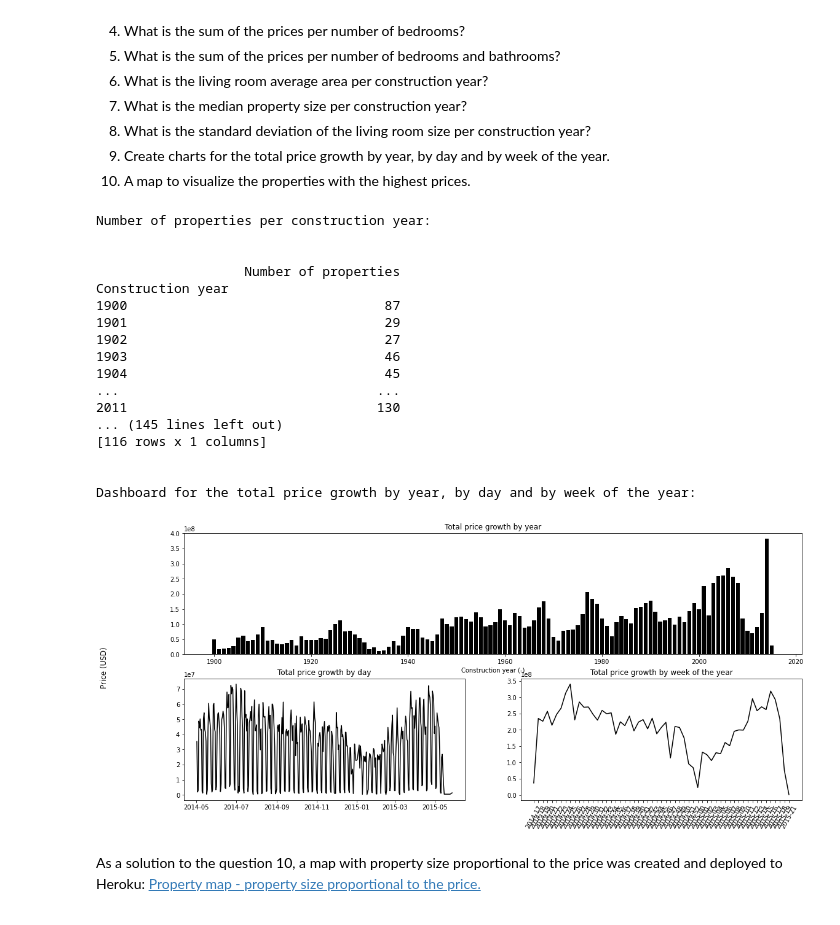
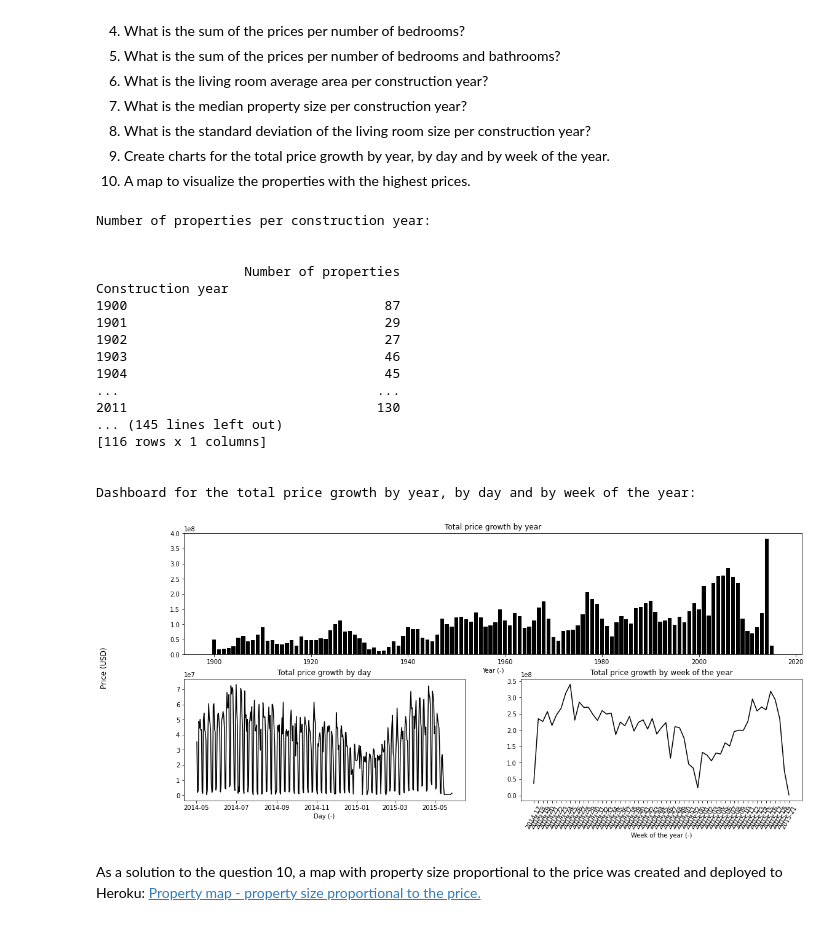
Before and after one commit to lucasquemelli/House_Rocket, a Jupyter notebook: house_rocket_insight.ipynb, the cells around one changed output. Saved outputs shown, nothing was run; the diff lists cells and outputs as text; code cells hidden in the pictures.

```diff
--- a/house_rocket_insight.ipynb
+++ b/house_rocket_insight.ipynb
@@ -1105,28 +1105,22 @@ def question_nine(data):
     df4 = data.copy()
     df4['yr_built'] = pd.to_datetime(df4['yr_built']).dt.year
     price_year = df4[['price','yr_built']].groupby('yr_built').sum().reset_index()
-
     ax1.bar(price_year['yr_built'],price_year['price'],color='black')
-    ax1.set_xlabel("Construction year (-)")
-    #ax1.ylabel.set_text("Price (USD)")
-    ax1.title.set_text("Total price growth by year")
+    ax1.set_xlabel("Year (-)")
+    ax1.set_title("Total price growth by year")
 
     price_day = data[['price','date']].groupby('date').sum().reset_index()
-
     ax2.plot(price_day['date'],price_day['price'],color='black')
-    #ax2.xlabel.set_text("Day (-)")
-    #ax2.ylabel.set_text("Price (USD)")
-    ax2.title.set_text("Total price growth by day")
+    ax2.set_xlabel("Day (-)")
+    ax2.set_title("Total price growth by day")
 
     df5 = data.copy()
     df5['date'] = pd.to_datetime(df5['date']).dt.strftime('%Y-%U')
     price_week = df5[['price','date']].groupby('date').sum().reset_index()
-
     ax3.plot(price_week['date'],price_week['price'],color='black')
-    #ax3.xlabel.set_text("Week of the year (-)")
-    #ax3.ylabel.set_text("Price (USD)")
+    ax3.set_xlabel("Week of the year (-)")
     fig.supylabel("Price (USD)")
-    ax3.title.set_text("Total price growth by week of the year")
+    ax3.set_title("Total price growth by week of the year")
     plt.xticks(rotation=60);
 
     return df4, price_day, df5
@@ -1141,34 +1135,34 @@ if __name__ == '__main__':
 
     sum_price_bed = question_four(data)
 
     bed_bath = question_five(data)
 
     mean_liv = question_six(dataset)
 
     median_liv = question_seven(dataset)
 
     std_liv = question_eight(dataset)
 
     df4, price_day, df5 = question_nine(data)
 # %% [output]
 Number of properties per construction year:
 
 
                    Number of properties
 Construction year
 1900                                 87
 1901                                 29
 1902                                 27
 1903                                 46
 1904                                 45
 ...                                 ...
 2011                                130
 ... (145 lines left out)
 [116 rows x 1 columns]
 
 
 Dashboard for the total price growth by year, by day and by week of the year:
-[figure, old version]
+[figure, new version]
 # %% [markdown]
 As a solution to the question 10, a map with property size proportional to the price was created and deployed to Heroku: [Property map - property size proportional to the price.](https://size-map-quemelli-lucas.herokuapp.com/)
 # %% [markdown]
```
